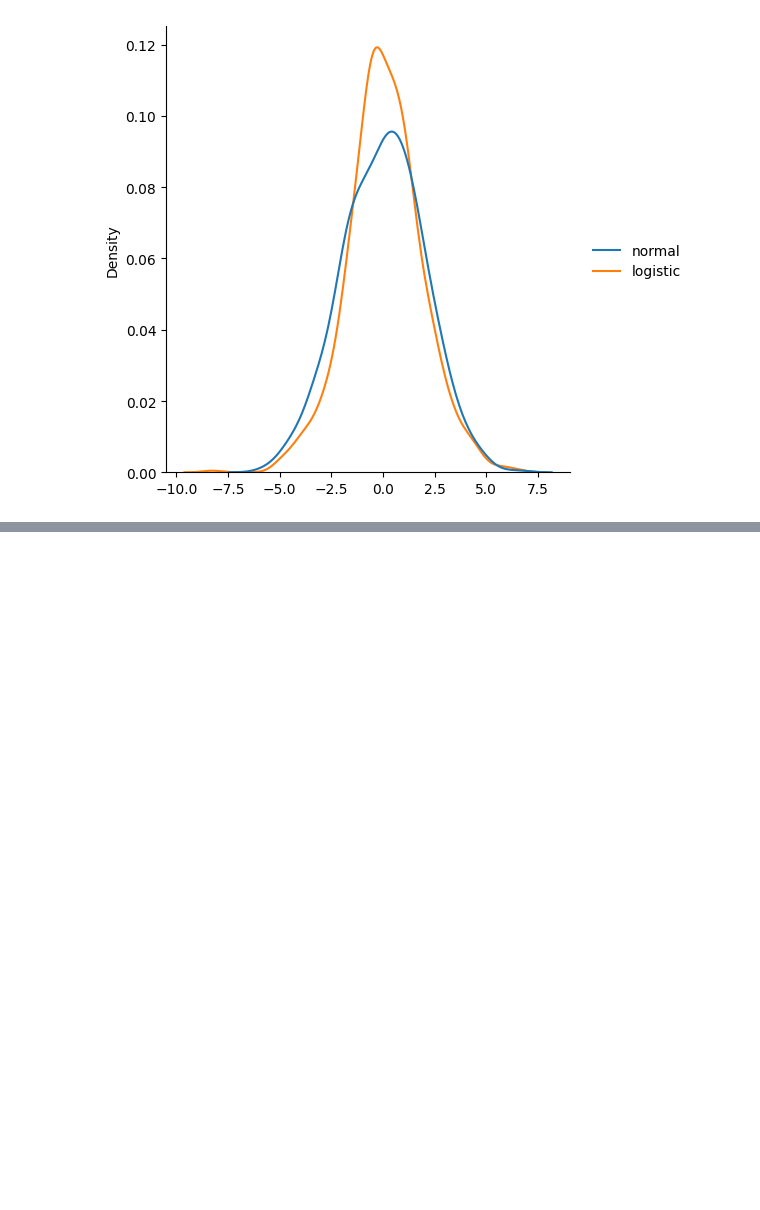
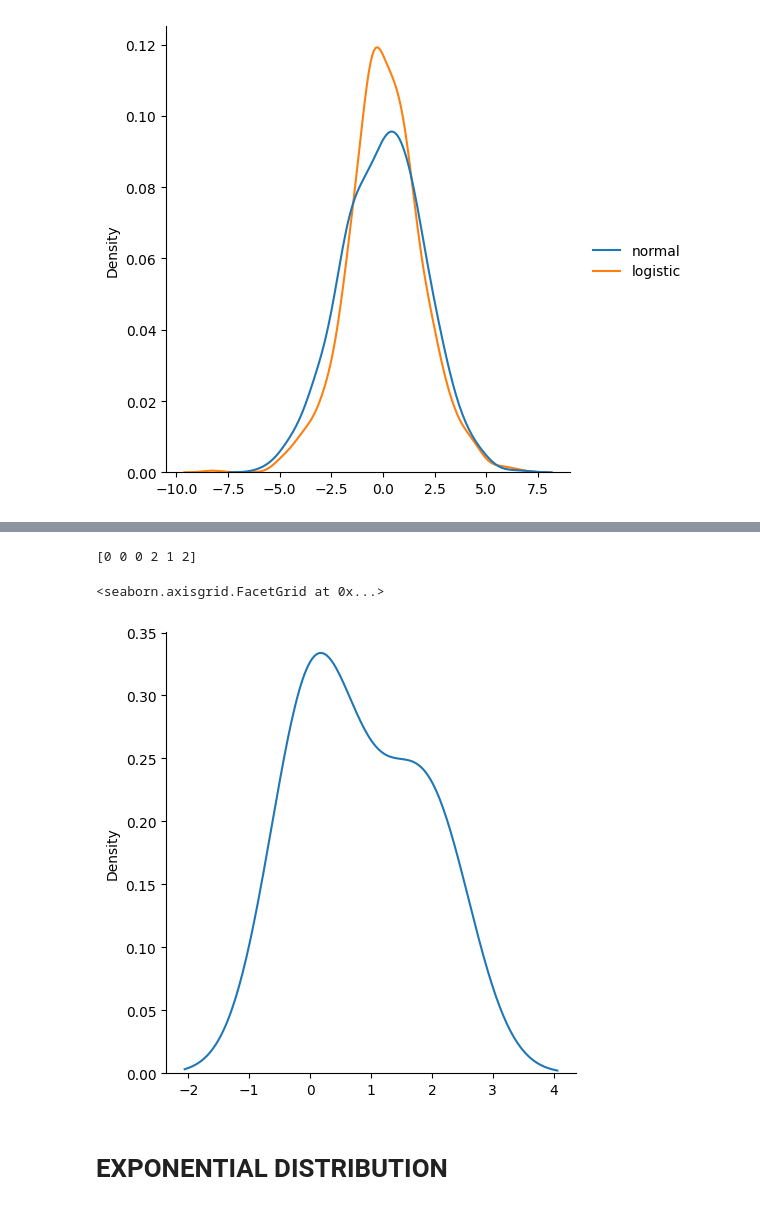
Before and after one commit to syedmubarish/learning_numpy, a Jupyter notebook: random.ipynb, the cells around one changed output, grey strips where cells are left out. Cells and saved outputs as stored; diff of their text form; code cells hidden in the pictures; blank space fills up the shorter version.

Commit message:
learn upto zipf distribution

```diff
--- a/random.ipynb
+++ b/random.ipynb
@@ -250,0 +267,10 @@ sns.displot(data, kind="kde")
+# %%
+arr = random.multinomial(n=5,pvals=[1/6,1/6,1/6,1/6,1/6,1/6])
+print(arr)
+sns.displot(arr,kind="kde")
+# %% [output]
+[0 0 0 2 1 2]
+<seaborn.axisgrid.FacetGrid at 0x...>
+[figure, added]
+# %% [markdown]
+# EXPONENTIAL DISTRIBUTION
```
Also changed, not shown: parts of 16 cells of this notebook.
